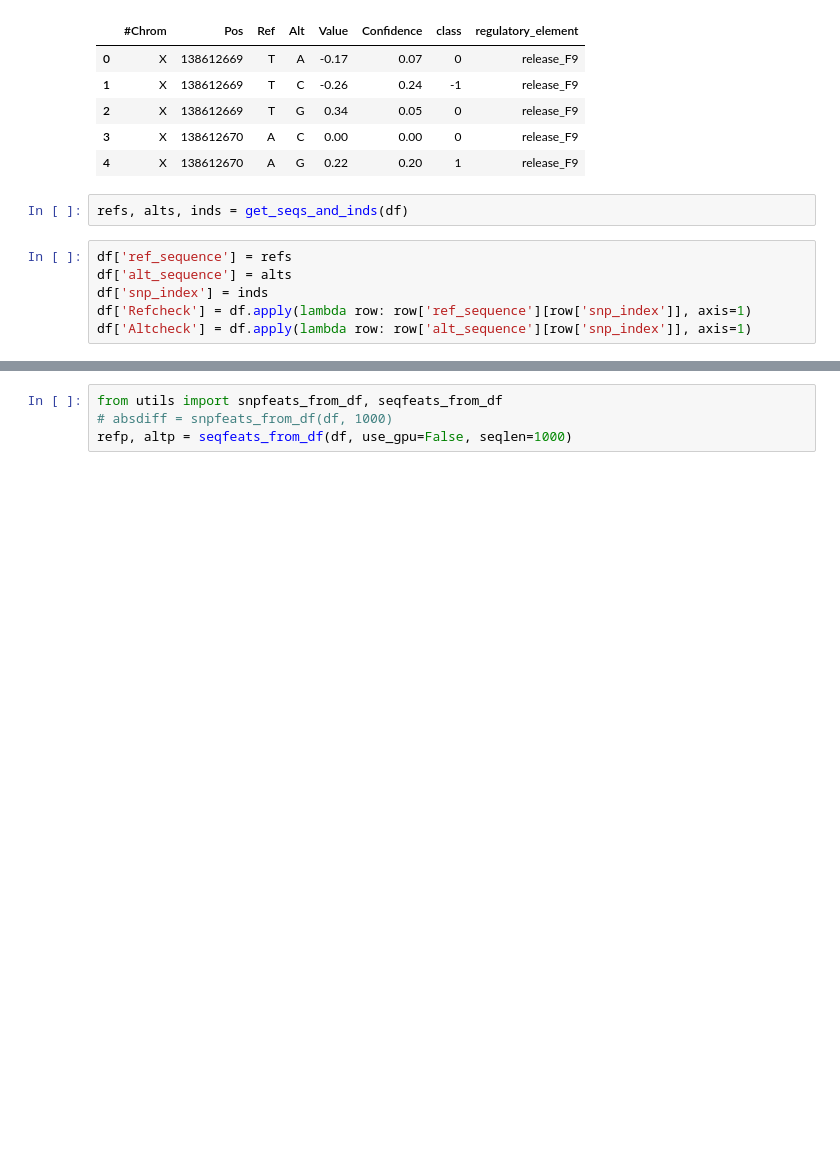
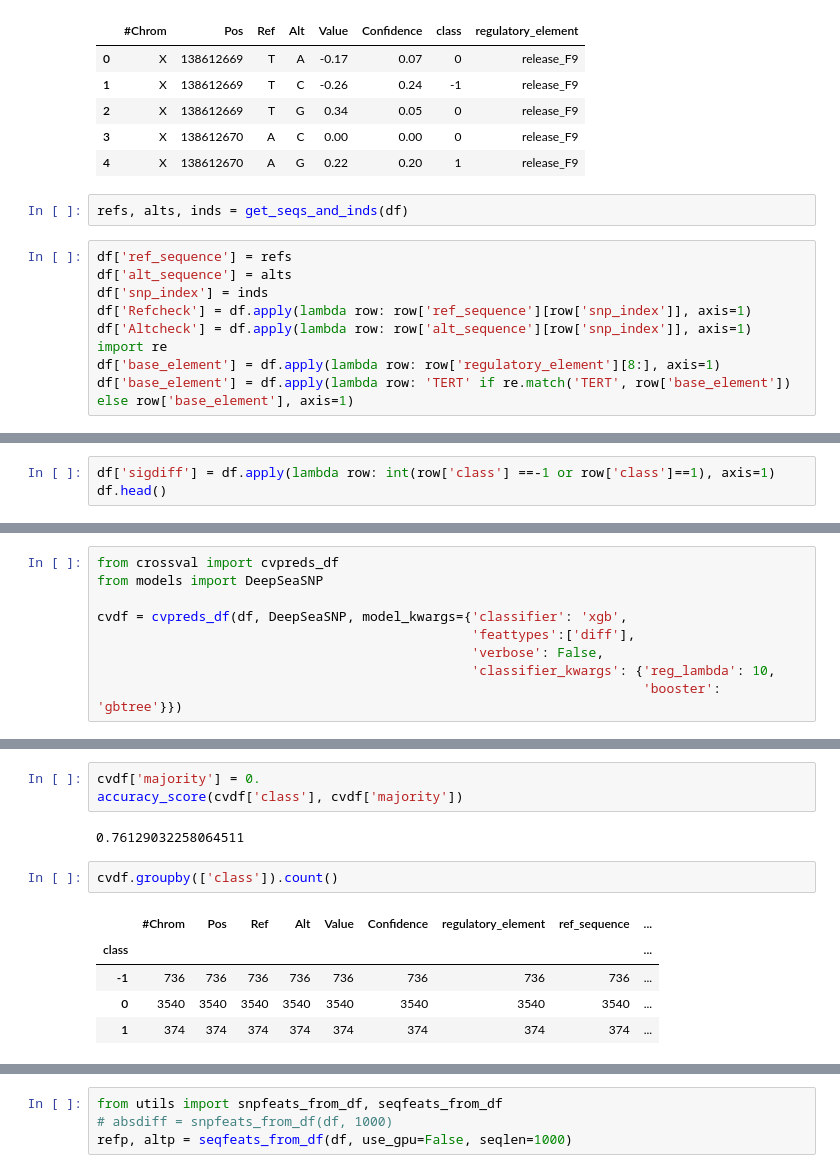
Before and after one commit to alex-hh/cagi5_mpra_prediction, a Jupyter notebook: Cagi5Exploration.ipynb, the cells around one changed output, grey strips where cells are left out. Drawn from its saved outputs; the diff is of its cells as text; blank space fills up the shorter version.

Commit message:
working crossval cagi5

```diff
--- a/Cagi5Exploration.ipynb
+++ b/Cagi5Exploration.ipynb
@@ -24,3 +25,6 @@ df['alt_sequence'] = alts
 df['snp_index'] = inds
 df['Refcheck'] = df.apply(lambda row: row['ref_sequence'][row['snp_index']], axis=1)
 df['Altcheck'] = df.apply(lambda row: row['alt_sequence'][row['snp_index']], axis=1)
+import re
+df['base_element'] = df.apply(lambda row: row['regulatory_element'][8:], axis=1)
+df['base_element'] = df.apply(lambda row: 'TERT' if re.match('TERT', row['base_element']) else row['base_element'], axis=1)
@@ -26,0 +36,3 @@ df['Altcheck'] = df.apply(lambda row: row['alt_sequence'][row['snp_index']], axi
+# %%
+df['sigdiff'] = df.apply(lambda row: int(row['class'] ==-1 or row['class']==1), axis=1)
+df.head()
@@ -26,0 +137,9 @@ df['Altcheck'] = df.apply(lambda row: row['alt_sequence'][row['snp_index']], axi
+# %%
+from crossval import cvpreds_df
+from models import DeepSeaSNP
+
+cvdf = cvpreds_df(df, DeepSeaSNP, model_kwargs={'classifier': 'xgb',
+                                                'feattypes':['diff'],
+                                                'verbose': False,
+                                                'classifier_kwargs': {'reg_lambda': 10,
+                                                                      'booster': 'gbtree'}})
@@ -26,0 +166,13 @@ df['Altcheck'] = df.apply(lambda row: row['alt_sequence'][row['snp_index']], axi
+# %%
+cvdf['majority'] = 0.
+accuracy_score(cvdf['class'], cvdf['majority'])
+# %% [output]
+0.76129032258064511
+# %%
+cvdf.groupby(['class']).count()
+# %% [output]
+|  | #Chrom | Pos | Ref | Alt | Value | Confidence | regulatory_element | ref_sequence | ... |
+| class |  |  |  |  |  |  |  |  | ... |
+| -1 | 736 | 736 | 736 | 736 | 736 | 736 | 736 | 736 | ... |
+| 0 | 3540 | 3540 | 3540 | 3540 | 3540 | 3540 | 3540 | 3540 | ... |
+| 1 | 374 | 374 | 374 | 374 | 374 | 374 | 374 | 374 | ... |
```
Also changed, not shown: parts of 16 cells of this notebook, 2 other files.
